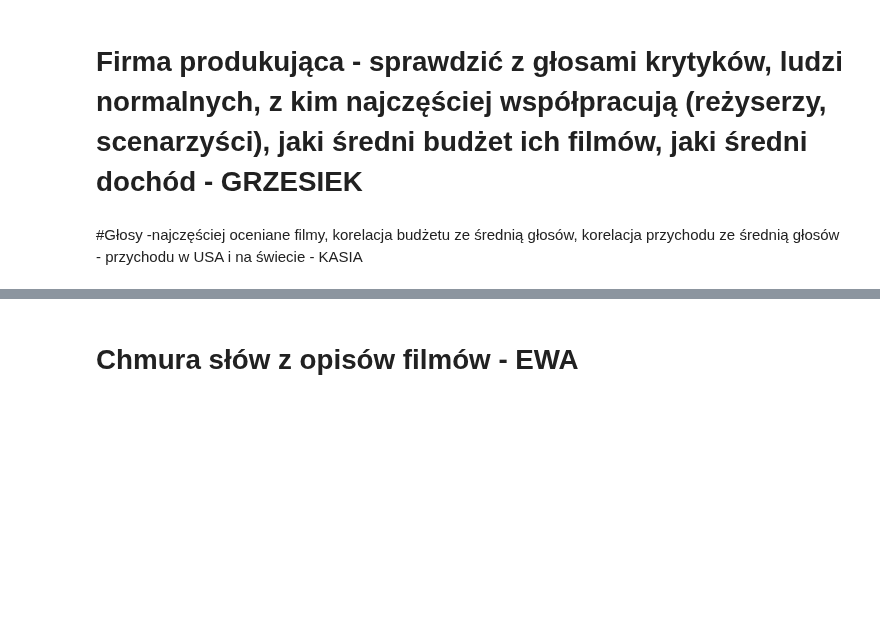
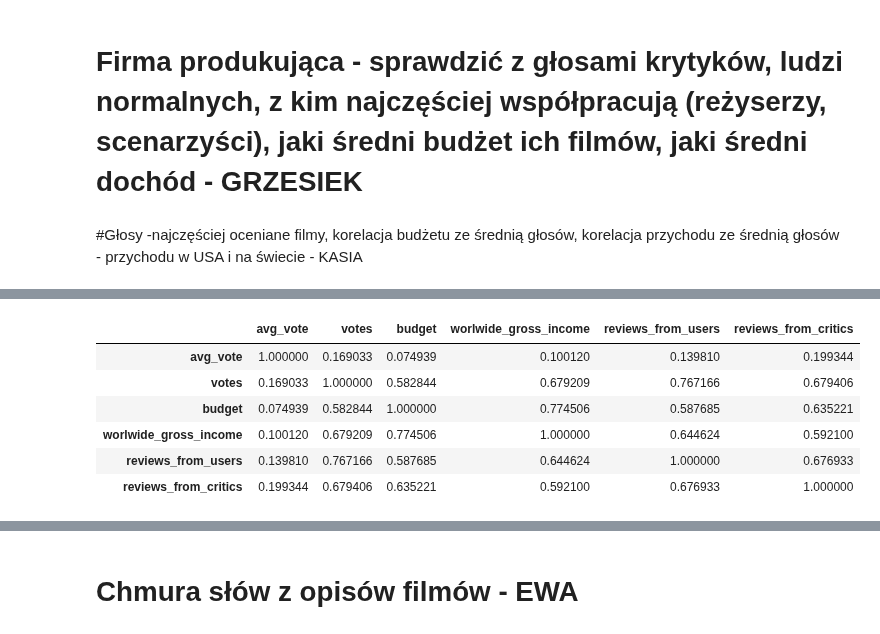
Before and after one commit to KatBotkowska/CodersCrew, a Jupyter notebook: Netflix_data.ipynb, the cells around one changed output, grey strips where cells are left out. Saved outputs shown, nothing was run; the diff lists cells and outputs as text; code cells hidden in the pictures; blank space fills up the shorter version.

```diff
--- a/Netflix_data.ipynb
+++ b/Netflix_data.ipynb
@@ -1557,0 +1571,11 @@ imdb_names.head()
+# %%
+imdb_corr=imdb_votes.corr()
+imdb_corr
+# %% [output]
+|  | avg_vote | votes | budget | worlwide_gross_income | reviews_from_users | reviews_from_critics |
+| avg_vote | 1.000000 | 0.169033 | 0.074939 | 0.100120 | 0.139810 | 0.199344 |
+| votes | 0.169033 | 1.000000 | 0.582844 | 0.679209 | 0.767166 | 0.679406 |
+| budget | 0.074939 | 0.582844 | 1.000000 | 0.774506 | 0.587685 | 0.635221 |
+| worlwide_gross_income | 0.100120 | 0.679209 | 0.774506 | 1.000000 | 0.644624 | 0.592100 |
+| reviews_from_users | 0.139810 | 0.767166 | 0.587685 | 0.644624 | 1.000000 | 0.676933 |
+| reviews_from_critics | 0.199344 | 0.679406 | 0.635221 | 0.592100 | 0.676933 | 1.000000 |
```
Also changed, not shown: parts of 4 cells of this notebook.
